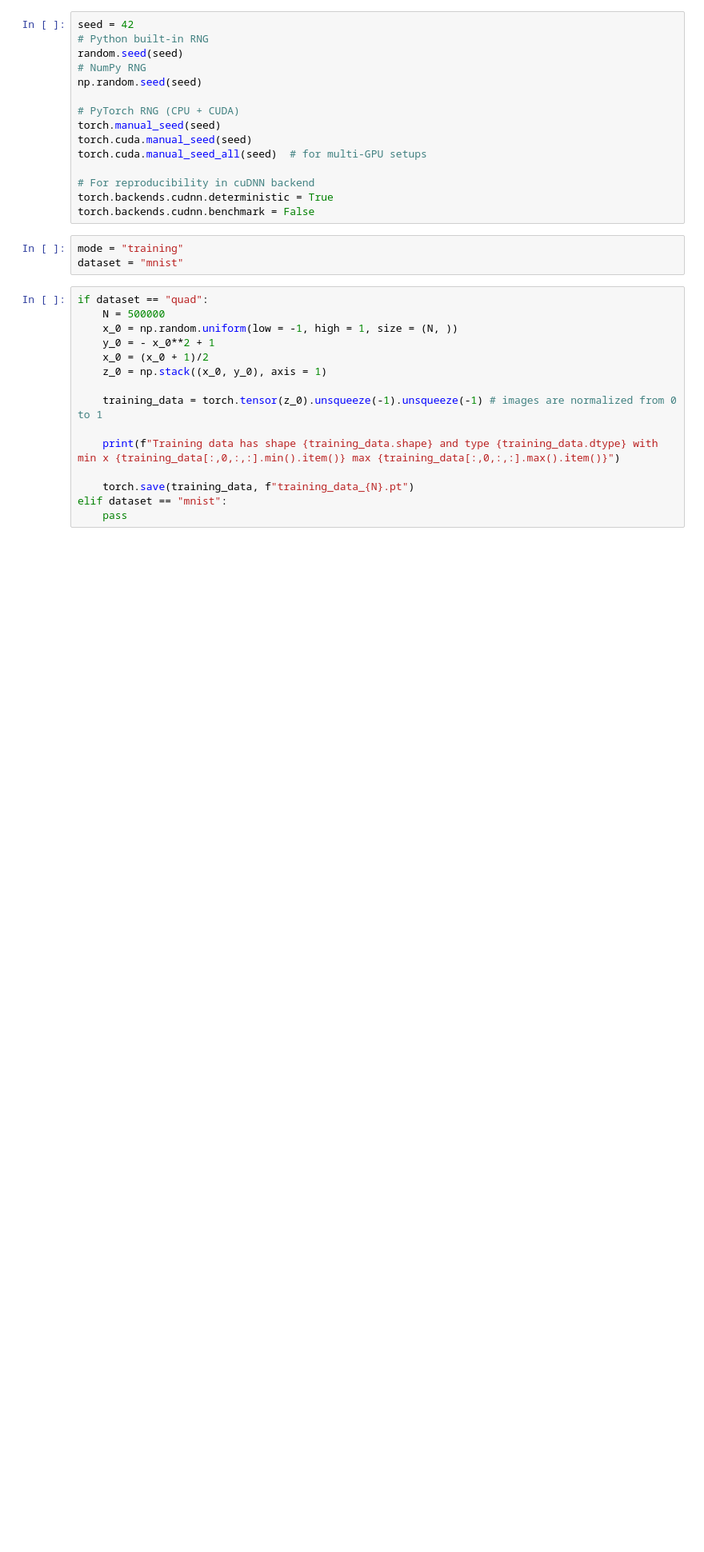
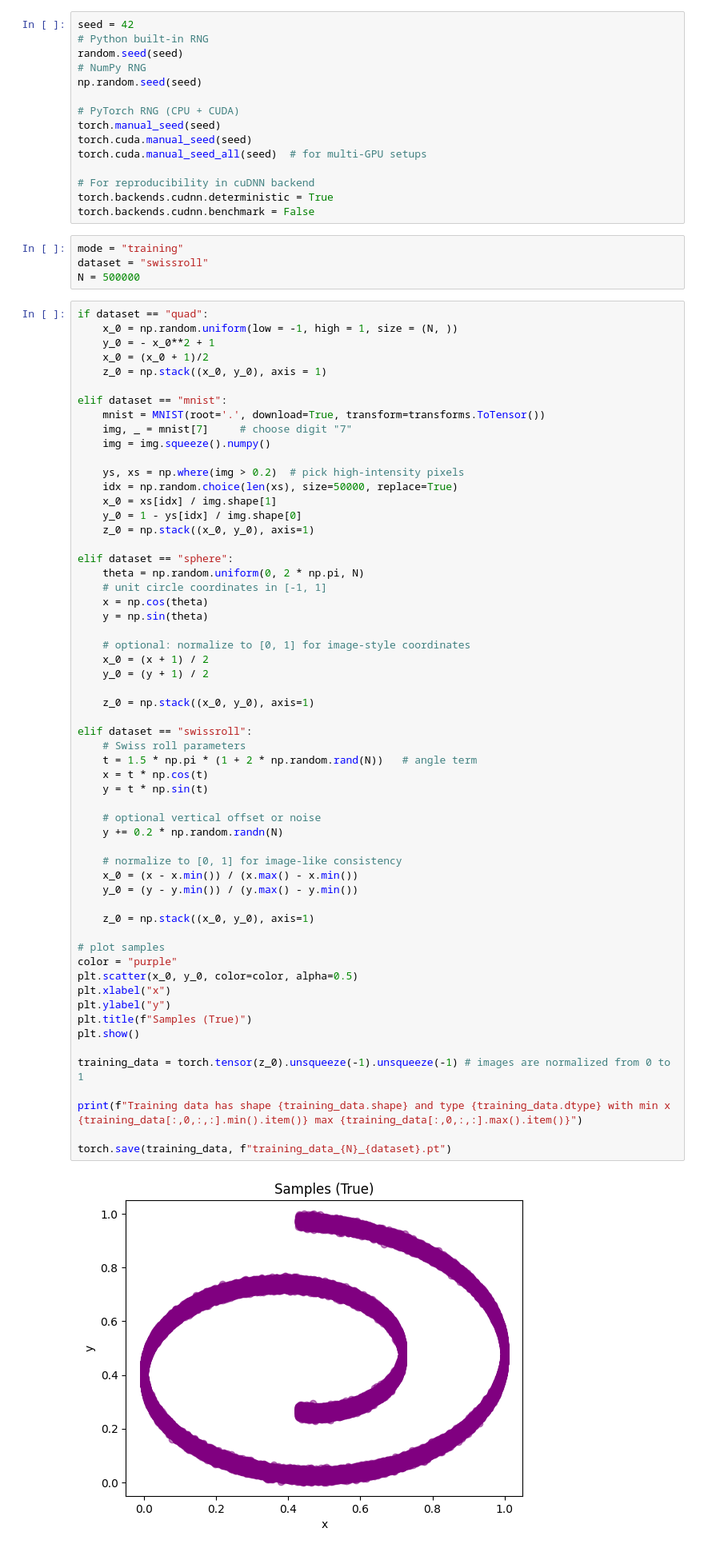
Before and after one commit to oatmeallover/directional-ddpm, a Jupyter notebook: toy.ipynb, the cells around one changed output. Shown: that part at 80% size. Drawn from its saved outputs; the diff is of its cells as text; blank space fills up the shorter version.

Commit message:
great results working samples code

```diff
--- a/toy.ipynb
+++ b/toy.ipynb
@@ -38,20 +40,65 @@ torch.backends.cudnn.deterministic = True
 torch.backends.cudnn.benchmark = False
 # %%
 mode = "training"
-dataset = "mnist"
+dataset = "swissroll"
+N = 500000
 # %%
 if dataset == "quad":
-    N = 500000
     x_0 = np.random.uniform(low = -1, high = 1, size = (N, ))
     y_0 = - x_0**2 + 1
     x_0 = (x_0 + 1)/2
     z_0 = np.stack((x_0, y_0), axis = 1)
 
-    training_data = torch.tensor(z_0).unsqueeze(-1).unsqueeze(-1) # images are normalized from 0 to 1
+elif dataset == "mnist":
+    mnist = MNIST(root='.', download=True, transform=transforms.ToTensor())
+    img, _ = mnist[7]     # choose digit "7"
+    img = img.squeeze().numpy()
 
-    print(f"Training data has shape {training_data.shape} and type {training_data.dtype} with min x {training_data[:,0,:,:].min().item()} max {training_data[:,0,:,:].max().item()}")
+    ys, xs = np.where(img > 0.2)  # pick high-intensity pixels
+    idx = np.random.choice(len(xs), size=50000, replace=True)
+    x_0 = xs[idx] / img.shape[1]
+    y_0 = 1 - ys[idx] / img.shape[0]
+    z_0 = np.stack((x_0, y_0), axis=1)
 
-    torch.save(training_data, f"training_data_{N}.pt")
-elif dataset == "mnist":
-    pass
+elif dataset == "sphere":
+    theta = np.random.uniform(0, 2 * np.pi, N)
+    # unit circle coordinates in [-1, 1]
+    x = np.cos(theta)
+    y = np.sin(theta)
+
+    # optional: normalize to [0, 1] for image-style coordinates
+    x_0 = (x + 1) / 2
+    y_0 = (y + 1) / 2
+
+    z_0 = np.stack((x_0, y_0), axis=1)
+
+elif dataset == "swissroll":
+    # Swiss roll parameters
+    t = 1.5 * np.pi * (1 + 2 * np.random.rand(N))   # angle term
+    x = t * np.cos(t)
+    y = t * np.sin(t)
+
+    # optional vertical offset or noise
+    y += 0.2 * np.random.randn(N)
+
+    # normalize to [0, 1] for image-like consistency
+    x_0 = (x - x.min()) / (x.max() - x.min())
+    y_0 = (y - y.min()) / (y.max() - y.min())
+
+    z_0 = np.stack((x_0, y_0), axis=1)
+
+# plot samples
+color = "purple"
+plt.scatter(x_0, y_0, color=color, alpha=0.5)
+plt.xlabel("x")
+plt.ylabel("y")
+plt.title(f"Samples (True)")
+plt.show()
+
+training_data = torch.tensor(z_0).unsqueeze(-1).unsqueeze(-1) # images are normalized from 0 to 1
+
+print(f"Training data has shape {training_data.shape} and type {training_data.dtype} with min x {training_data[:,0,:,:].min().item()} max {training_data[:,0,:,:].max().item()}")
+
+torch.save(training_data, f"training_data_{N}_{dataset}.pt")
 # %% [output]
+[figure, added]
```
Also changed, not shown: parts of 6 cells of this notebook, 17 other files.
